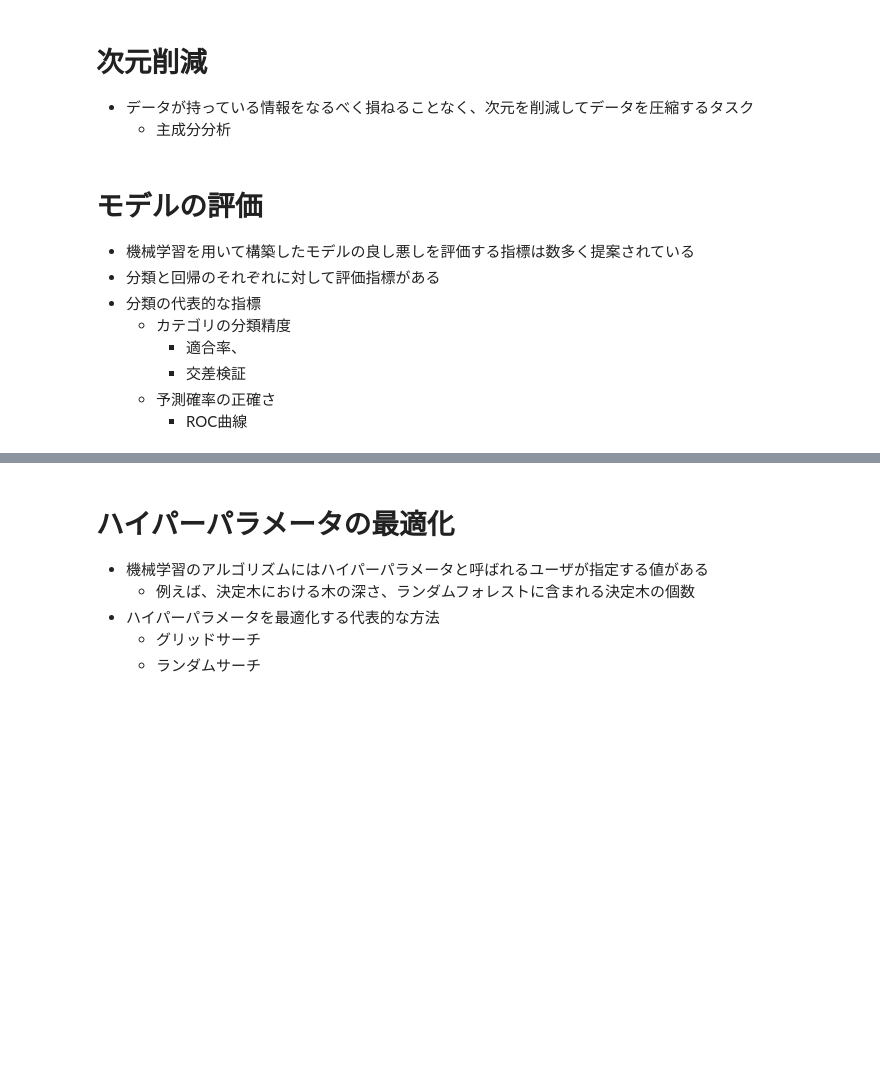
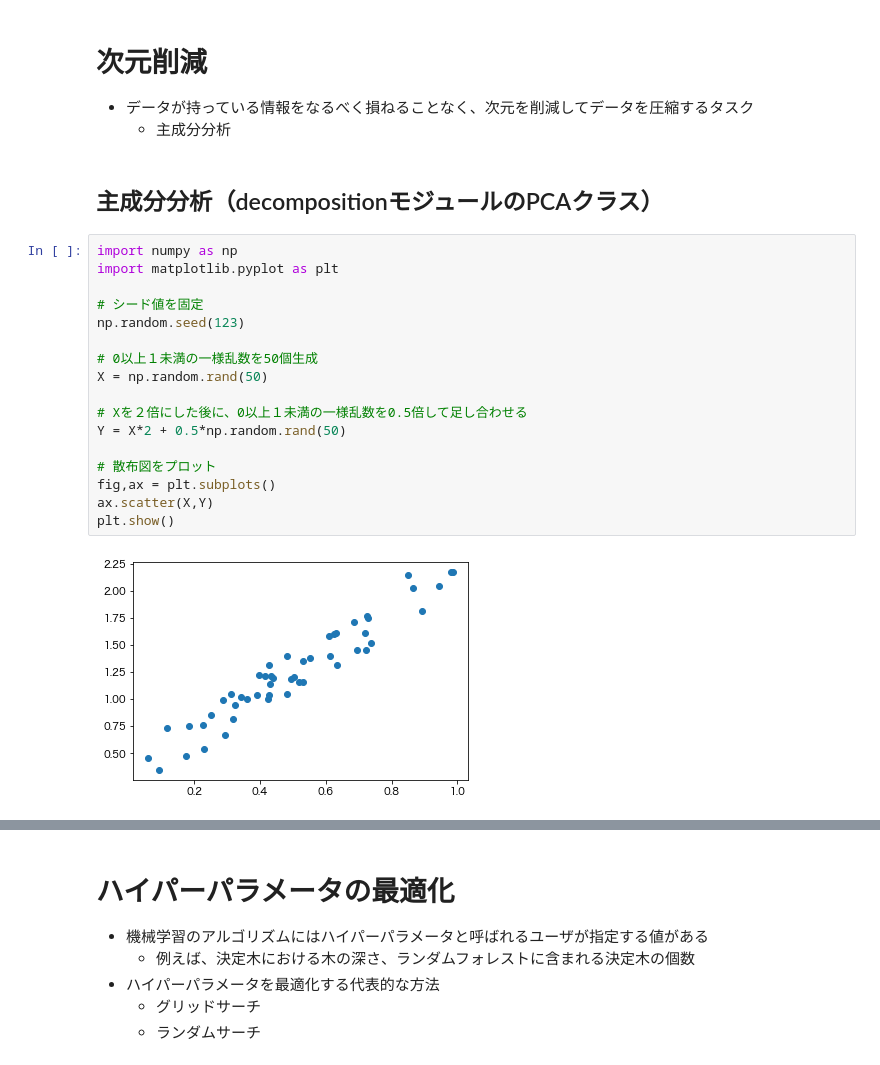
Before and after one commit to gr39my/python_basic, a Jupyter notebook: scikit-learn.ipynb, the cells around one changed output, grey strips where cells are left out. Drawn from its saved outputs; the diff is of its cells as text; blank space fills up the shorter version.

```diff
--- a/scikit-learn.ipynb
+++ b/scikit-learn.ipynb
@@ -543,13 +543,24 @@ plt.show()
 # 次元削減
 - データが持っている情報をなるべく損ねることなく、次元を削減してデータを圧縮するタスク
     - 主成分分析
-# %% [markdown]
-# モデルの評価
-- 機械学習を用いて構築したモデルの良し悪しを評価する指標は数多く提案されている
-- 分類と回帰のそれぞれに対して評価指標がある
-- 分類の代表的な指標
-    - カテゴリの分類精度
-        - 適合率、
-        - 交差検証
-    - 予測確率の正確さ
-        -  ROC曲線
+# %% [markdown]
+## 主成分分析（decompositionモジュールのPCAクラス）
+# %%
+import numpy as np
+import matplotlib.pyplot as plt
+
+# シード値を固定
+np.random.seed(123)
+
+# 0以上１未満の一様乱数を50個生成
+X = np.random.rand(50)
+
+# Xを２倍にした後に、0以上１未満の一様乱数を0.5倍して足し合わせる
+Y = X*2 + 0.5*np.random.rand(50)
+
+# 散布図をプロット
+fig,ax = plt.subplots()
+ax.scatter(X,Y)
+plt.show()
+# %% [output]
+[figure, added]
```
Also changed, not shown: parts of 21 cells of this notebook.
